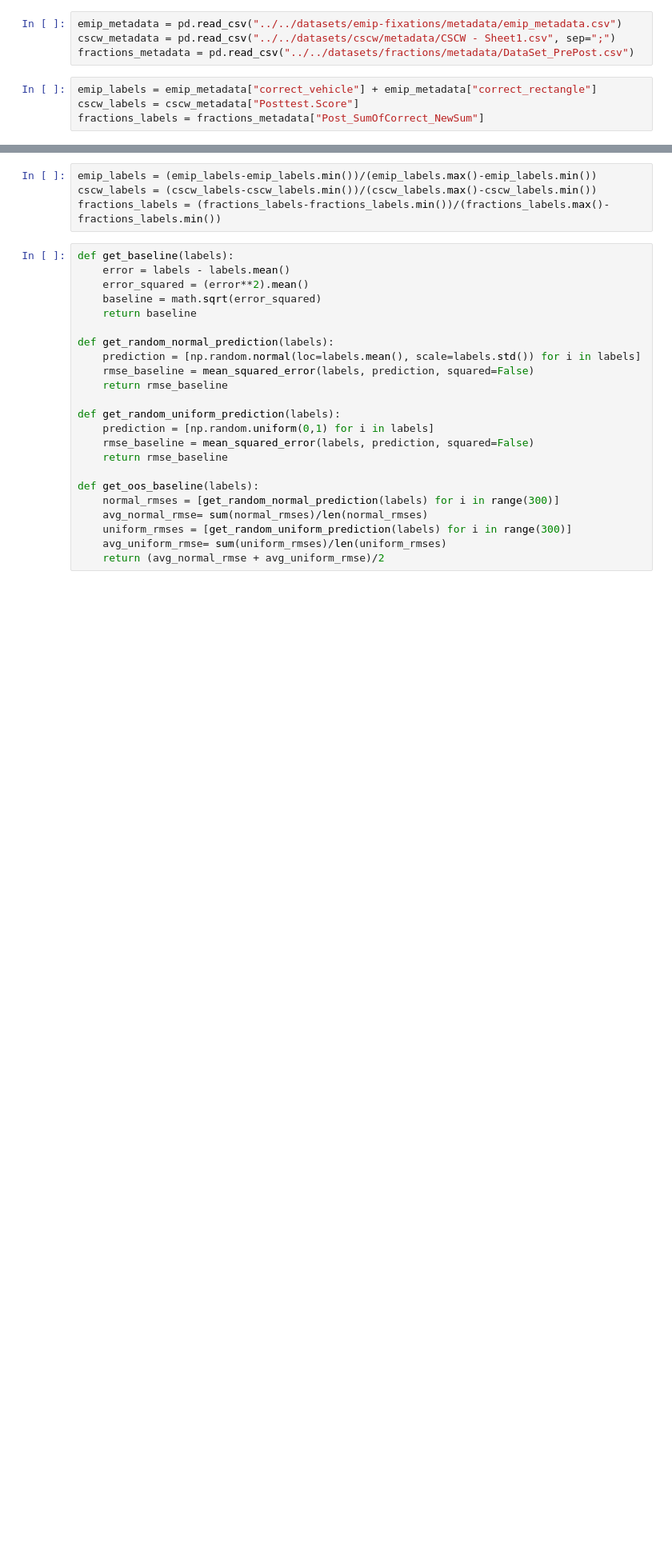
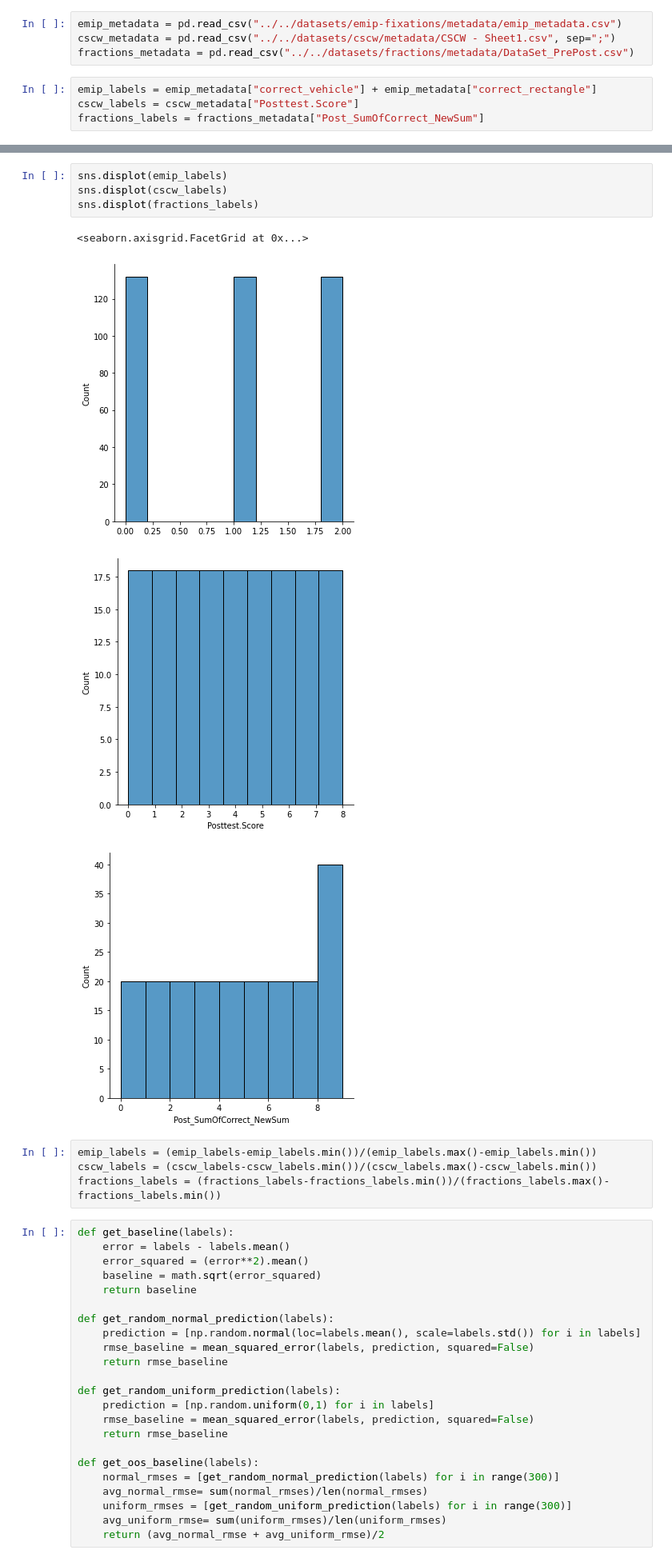
Before and after one commit to s0lvang/ideal-pancake, a Jupyter notebook: misc/notebooks/baselines.ipynb, the cells around one changed output, grey strips where cells are left out. Shown at 80% size. Cells and saved outputs as stored; diff of their text form; blank space fills up the shorter version.

```diff
--- a/misc/notebooks/baselines.ipynb
+++ b/misc/notebooks/baselines.ipynb
@@ -17,3 +34,12 @@ fractions_labels = fractions_metadata["Post_SumOfCorrect_NewSum"]
+# %%
+sns.displot(emip_labels)
+sns.displot(cscw_labels)
+sns.displot(fractions_labels)
+# %% [output]
+<seaborn.axisgrid.FacetGrid at 0x...>
+[figure, added]
+[figure, added]
+[figure, added]
 # %%
 emip_labels = (emip_labels-emip_labels.min())/(emip_labels.max()-emip_labels.min())
 cscw_labels = (cscw_labels-cscw_labels.min())/(cscw_labels.max()-cscw_labels.min())
```
Also changed, not shown: parts of 7 cells of this notebook, 1 other file.
